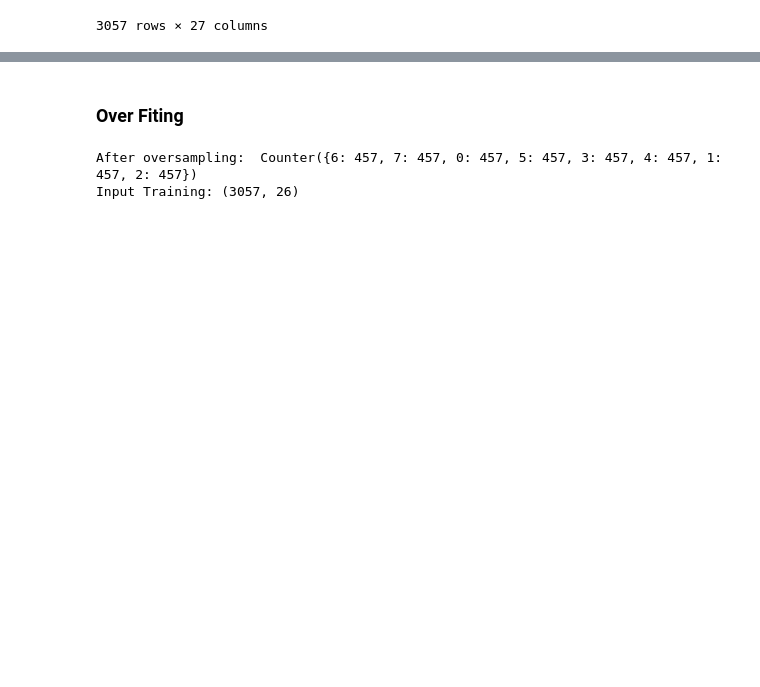
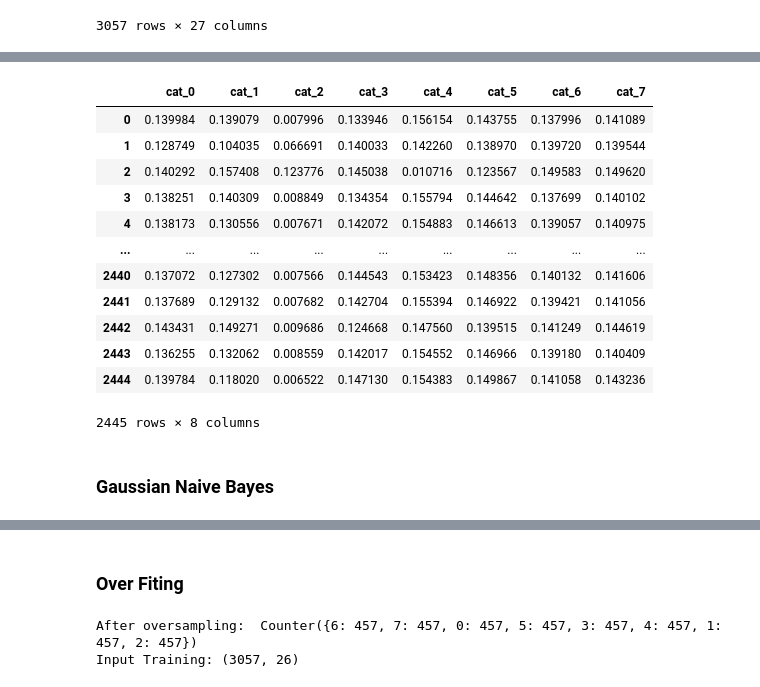
Before and after one commit to danial921/KKBRAYY, a Jupyter notebook: revamp.ipynb, the cells around one changed output, grey strips where cells are left out. Saved outputs shown, nothing was run; the diff lists cells and outputs as text; code cells hidden in the pictures; blank space fills up the shorter version.

```diff
--- a/revamp.ipynb
+++ b/revamp.ipynb
@@ -149,0 +522,20 @@ Output Test: (650,)
+# %%
+x_adaptivetrain = np.array(ada_mod.predict_proba(x_train_norm))
+dataset_train_norm = pd.DataFrame(x_adaptivetrain, columns=x_norm.columns[:8])
+dataset_train_norm
+# %% [output]
+|  | cat_0 | cat_1 | cat_2 | cat_3 | cat_4 | cat_5 | cat_6 | cat_7 |
+| 0 | 0.139984 | 0.139079 | 0.007996 | 0.133946 | 0.156154 | 0.143755 | 0.137996 | 0.141089 |
+| 1 | 0.128749 | 0.104035 | 0.066691 | 0.140033 | 0.142260 | 0.138970 | 0.139720 | 0.139544 |
+| 2 | 0.140292 | 0.157408 | 0.123776 | 0.145038 | 0.010716 | 0.123567 | 0.149583 | 0.149620 |
+| 3 | 0.138251 | 0.140309 | 0.008849 | 0.134354 | 0.155794 | 0.144642 | 0.137699 | 0.140102 |
+| 4 | 0.138173 | 0.130556 | 0.007671 | 0.142072 | 0.154883 | 0.146613 | 0.139057 | 0.140975 |
+| ... | ... | ... | ... | ... | ... | ... | ... | ... |
+| 2440 | 0.137072 | 0.127302 | 0.007566 | 0.144543 | 0.153423 | 0.148356 | 0.140132 | 0.141606 |
+| 2441 | 0.137689 | 0.129132 | 0.007682 | 0.142704 | 0.155394 | 0.146922 | 0.139421 | 0.141056 |
+| 2442 | 0.143431 | 0.149271 | 0.009686 | 0.124668 | 0.147560 | 0.139515 | 0.141249 | 0.144619 |
+| 2443 | 0.136255 | 0.132062 | 0.008559 | 0.142017 | 0.154552 | 0.146966 | 0.139180 | 0.140409 |
+| 2444 | 0.139784 | 0.118020 | 0.006522 | 0.147130 | 0.154383 | 0.149867 | 0.141058 | 0.143236 |
+2445 rows × 8 columns
+# %% [markdown]
+### Gaussian Naive Bayes
```
Also changed, not shown: parts of 76 cells of this notebook.
